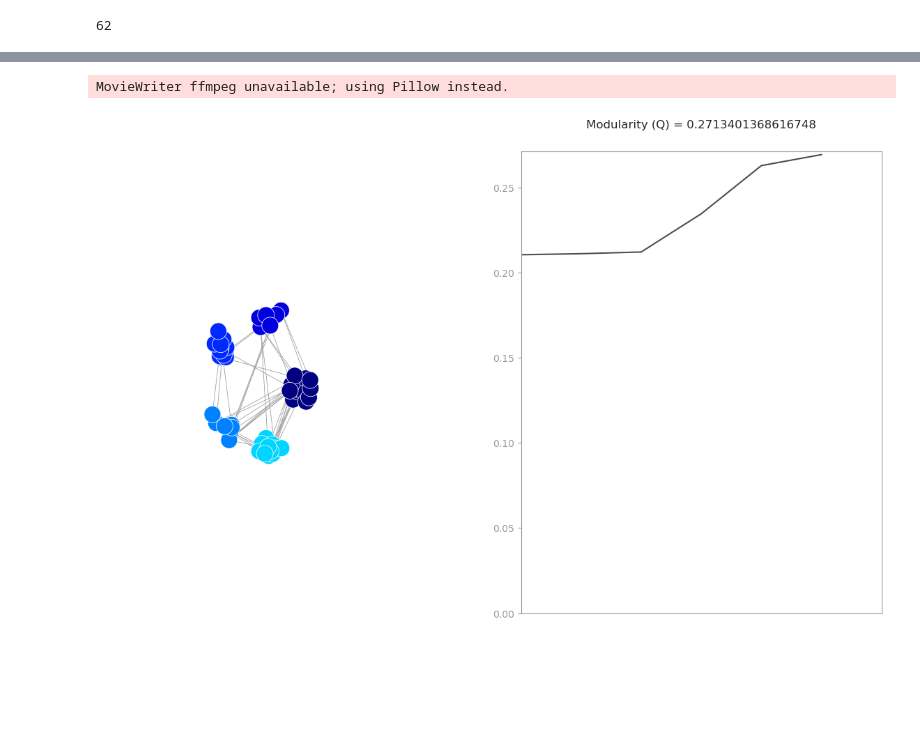
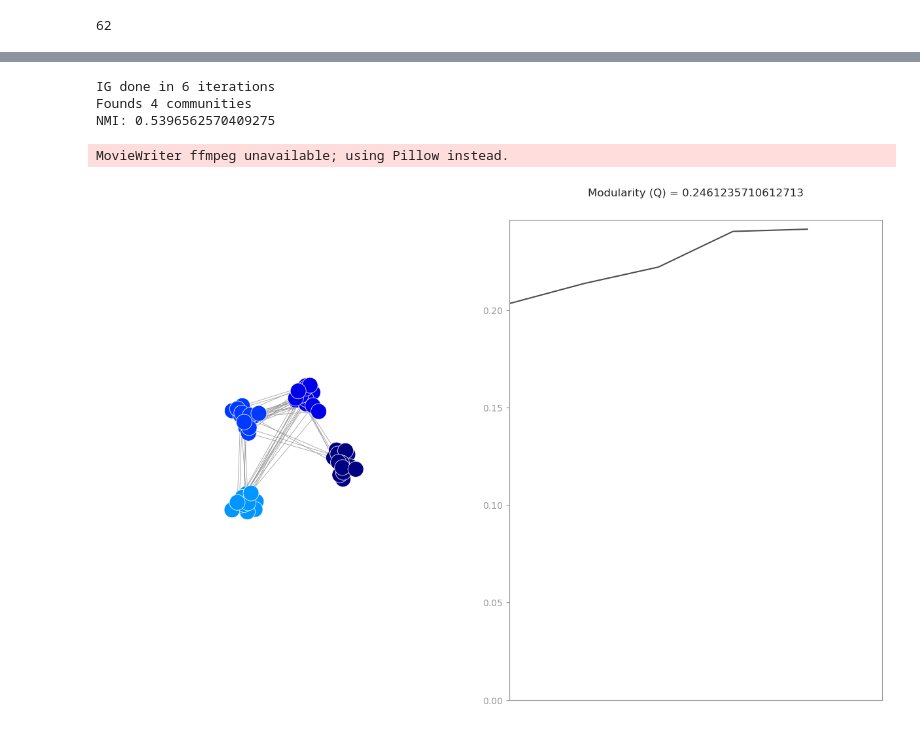
Before and after one commit to MarouaneBenbetka/Awsome-Community-Detection, a Jupyter notebook: Week2_Feb_22/Iterative-Greedy/IG.ipynb, the cells around one changed output, grey strips where cells are left out. Drawn from its saved outputs; the diff is of its cells as text; code cells hidden in the pictures; blank space fills up the shorter version.

Commit message:
feat: add MNI trace without animation

```diff
--- a/Week2_Feb_22/Iterative-Greedy/IG.ipynb
+++ b/Week2_Feb_22/Iterative-Greedy/IG.ipynb
@@ -28,6 +24,19 @@ plt.plot(modularity_trace)
+# %%
+communities , modularity_trace , communities_trace , animation_frames = IG(adj_matrix, 10, beta=.67)
+
+print(f"IG done in {len(modularity_trace)} iterations")
+print(f"Founds {len(communities)} communities")
+true_communities = read_community_labels_file_reel("data/reel/dolphins/groundTruth.txt")
+nmi_trace = [calc_nmi(true_communities, communities_to_labels(
+    G, c)) for c in communities_trace]
+print(f"NMI: {nmi_trace[-1]}")
+# %% [output]
+IG done in 6 iterations
+Founds 4 communities
+NMI: 0.5396562570409275
 # %%
-anim = louvain_animation(adj_matrix, frames, dark=False,
-                  duration=60, filename="dophins.gif", dpi=200)
+anim = louvain_animation(adj_matrix, animation_frames, dark=False,
+                  duration=60, filename=f"{animation_output_path}/dophins.gif", dpi=200)
 # %% [output]
 MovieWriter ffmpeg unavailable; using Pillow instead.
-[figure, old version]
+[figure, new version]
```
Also changed, not shown: parts of 3 cells of this notebook, 5 other files.
